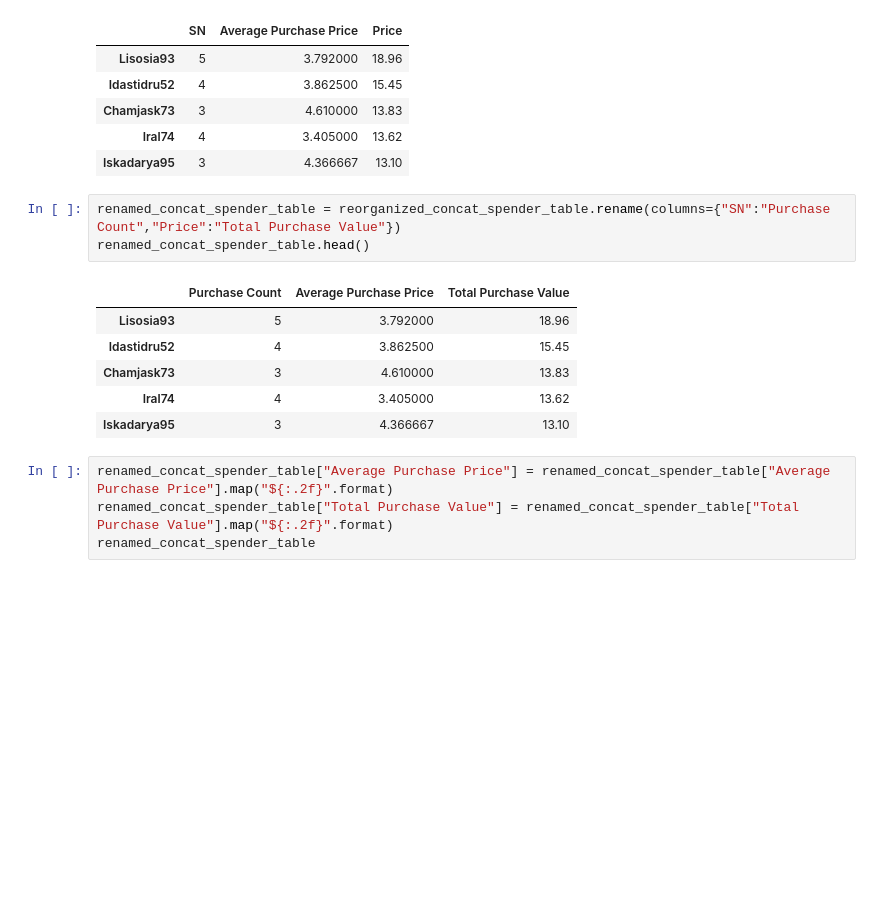
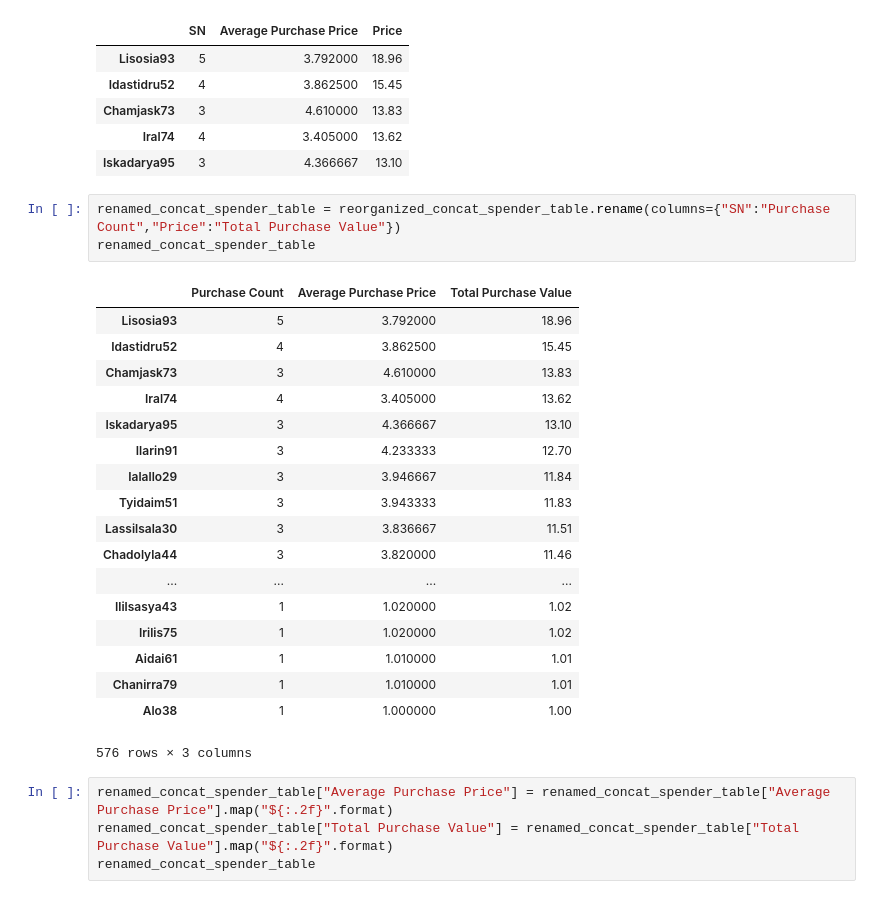
Before and after one commit to jgmaspons/python-challenge, a Jupyter notebook: Pandas/HeroesOfPymoli_starter.ipynb, the cells around one changed output. Drawn from its saved outputs; the diff is of its cells as text; blank space fills up the shorter version.

```diff
--- a/Pandas/HeroesOfPymoli_starter.ipynb
+++ b/Pandas/HeroesOfPymoli_starter.ipynb
@@ -1054,14 +1062,26 @@ reorganized_concat_spender_table.head()
 | Iskadarya95 | 3 | 4.366667 | 13.10 |
 # %%
 renamed_concat_spender_table = reorganized_concat_spender_table.rename(columns={"SN":"Purchase Count","Price":"Total Purchase Value"})
-renamed_concat_spender_table.head()
+renamed_concat_spender_table
 # %% [output]
 |  | Purchase Count | Average Purchase Price | Total Purchase Value |
 | Lisosia93 | 5 | 3.792000 | 18.96 |
 | Idastidru52 | 4 | 3.862500 | 15.45 |
 | Chamjask73 | 3 | 4.610000 | 13.83 |
 | Iral74 | 4 | 3.405000 | 13.62 |
 | Iskadarya95 | 3 | 4.366667 | 13.10 |
+| Ilarin91 | 3 | 4.233333 | 12.70 |
+| Ialallo29 | 3 | 3.946667 | 11.84 |
+| Tyidaim51 | 3 | 3.943333 | 11.83 |
+| Lassilsala30 | 3 | 3.836667 | 11.51 |
+| Chadolyla44 | 3 | 3.820000 | 11.46 |
+| ... | ... | ... | ... |
+| Ililsasya43 | 1 | 1.020000 | 1.02 |
+| Irilis75 | 1 | 1.020000 | 1.02 |
+| Aidai61 | 1 | 1.010000 | 1.01 |
+| Chanirra79 | 1 | 1.010000 | 1.01 |
+| Alo38 | 1 | 1.000000 | 1.00 |
+576 rows × 3 columns
 # %%
 renamed_concat_spender_table["Average Purchase Price"] = renamed_concat_spender_table["Average Purchase Price"].map("${:.2f}".format)
 renamed_concat_spender_table["Total Purchase Value"] = renamed_concat_spender_table["Total Purchase Value"].map("${:.2f}".format)
```
Also changed, not shown: parts of 1 cell of this notebook, 2 other files.
